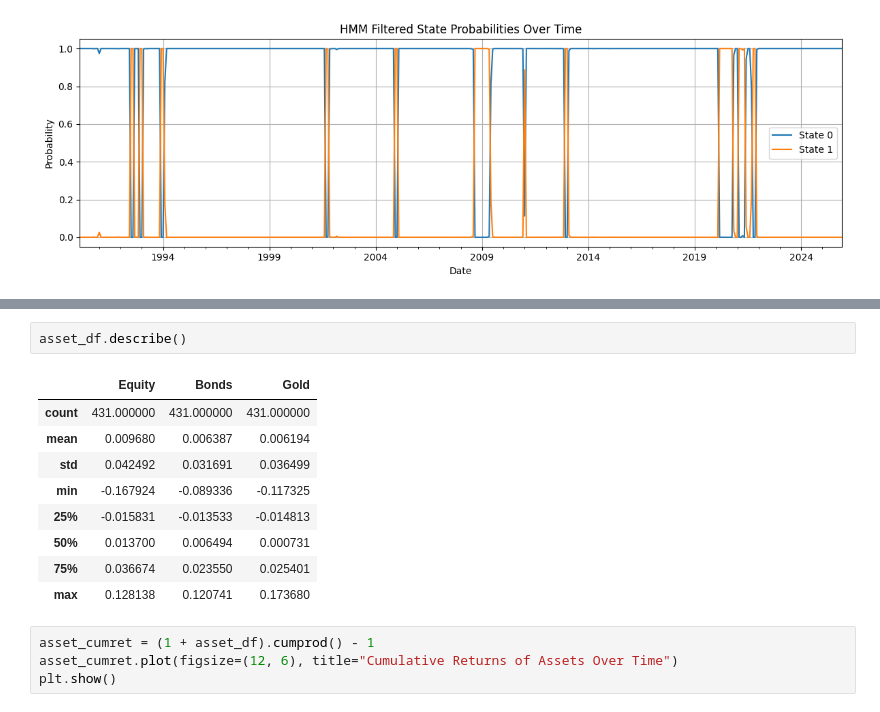
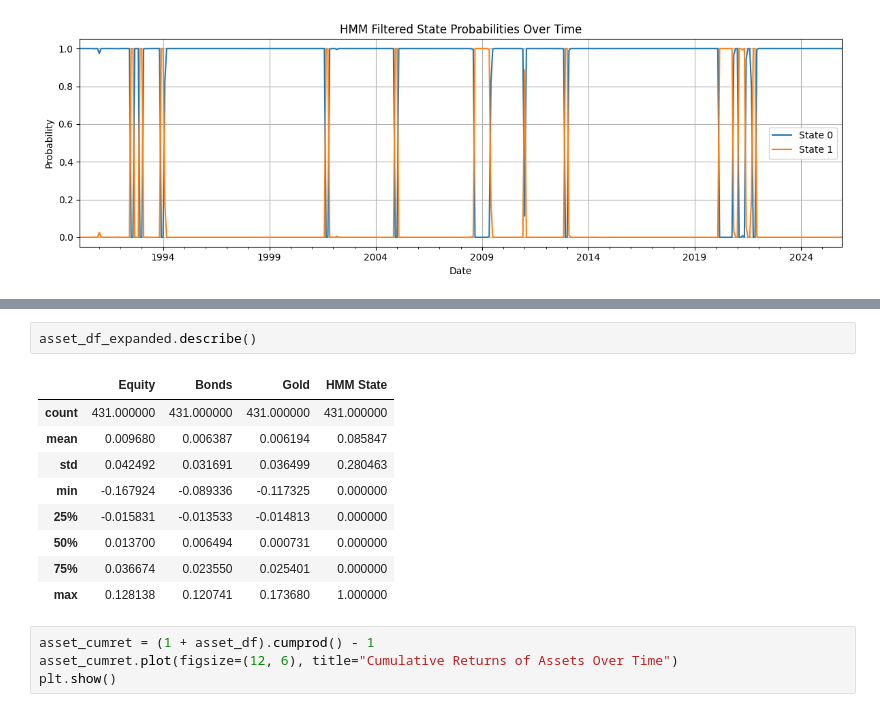
Before and after one commit to AsadAliAkhtar/Capstone_Project_Group_14085, a Jupyter notebook: notebooks/HMM_experiments.ipynb, the cells around one changed output, grey strips where cells are left out. Cells and saved outputs as stored; diff of their text form.

```diff
--- a/notebooks/HMM_experiments.ipynb
+++ b/notebooks/HMM_experiments.ipynb
@@ -451,15 +501,15 @@ memory usage: 13.5 KB
 # %%
-asset_df.describe()
+asset_df_expanded.describe()
 # %% [output]
-|  | Equity | Bonds | Gold |
-| count | 431.000000 | 431.000000 | 431.000000 |
-| mean | 0.009680 | 0.006387 | 0.006194 |
-| std | 0.042492 | 0.031691 | 0.036499 |
-| min | -0.167924 | -0.089336 | -0.117325 |
-| 25% | -0.015831 | -0.013533 | -0.014813 |
-| 50% | 0.013700 | 0.006494 | 0.000731 |
-| 75% | 0.036674 | 0.023550 | 0.025401 |
-| max | 0.128138 | 0.120741 | 0.173680 |
+|  | Equity | Bonds | Gold | HMM State |
+| count | 431.000000 | 431.000000 | 431.000000 | 431.000000 |
+| mean | 0.009680 | 0.006387 | 0.006194 | 0.085847 |
+| std | 0.042492 | 0.031691 | 0.036499 | 0.280463 |
+| min | -0.167924 | -0.089336 | -0.117325 | 0.000000 |
+| 25% | -0.015831 | -0.013533 | -0.014813 | 0.000000 |
+| 50% | 0.013700 | 0.006494 | 0.000731 | 0.000000 |
+| 75% | 0.036674 | 0.023550 | 0.025401 | 0.000000 |
+| max | 0.128138 | 0.120741 | 0.173680 | 1.000000 |
 # %%
 asset_cumret = (1 + asset_df).cumprod() - 1
 asset_cumret.plot(figsize=(12, 6), title="Cumulative Returns of Assets Over Time")
```
Also changed, not shown: parts of 30 cells of this notebook.
